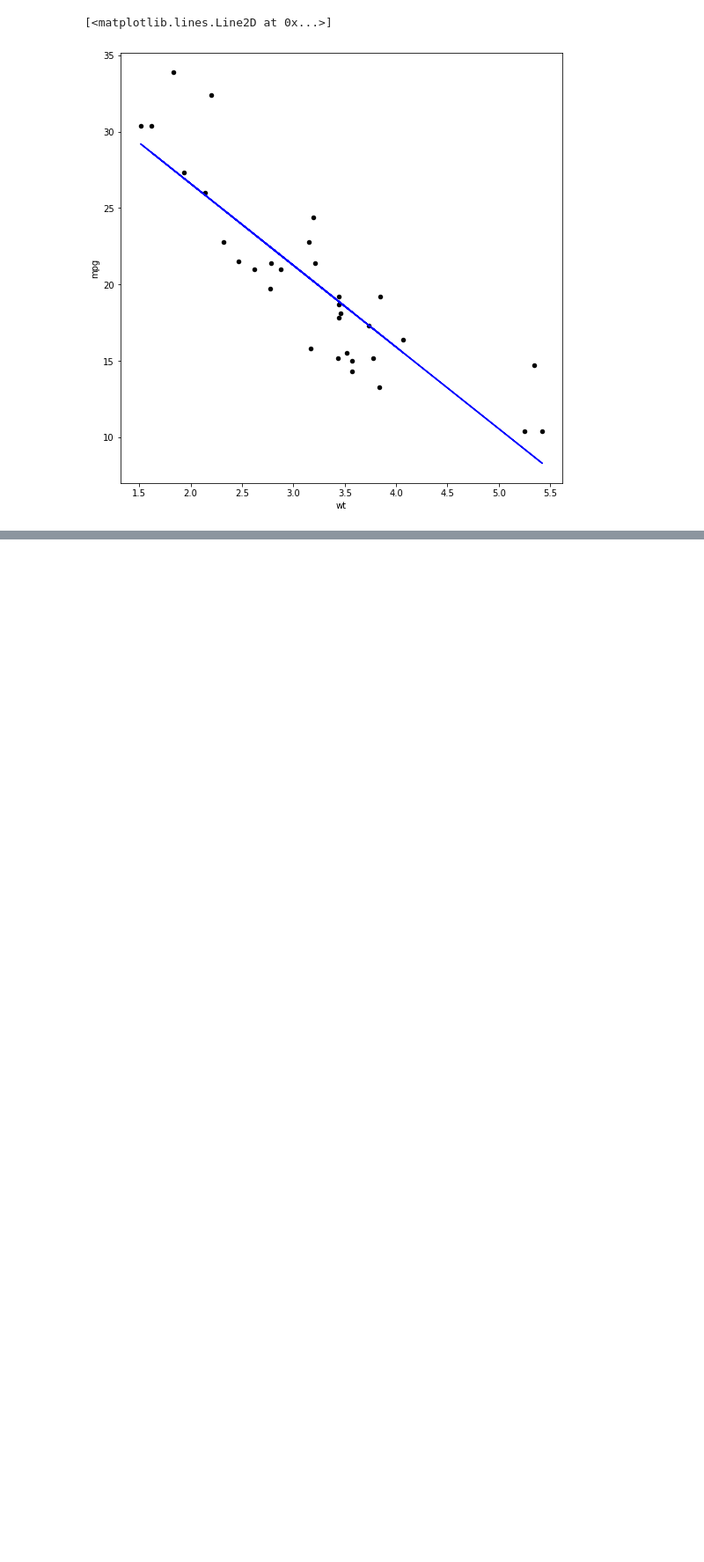
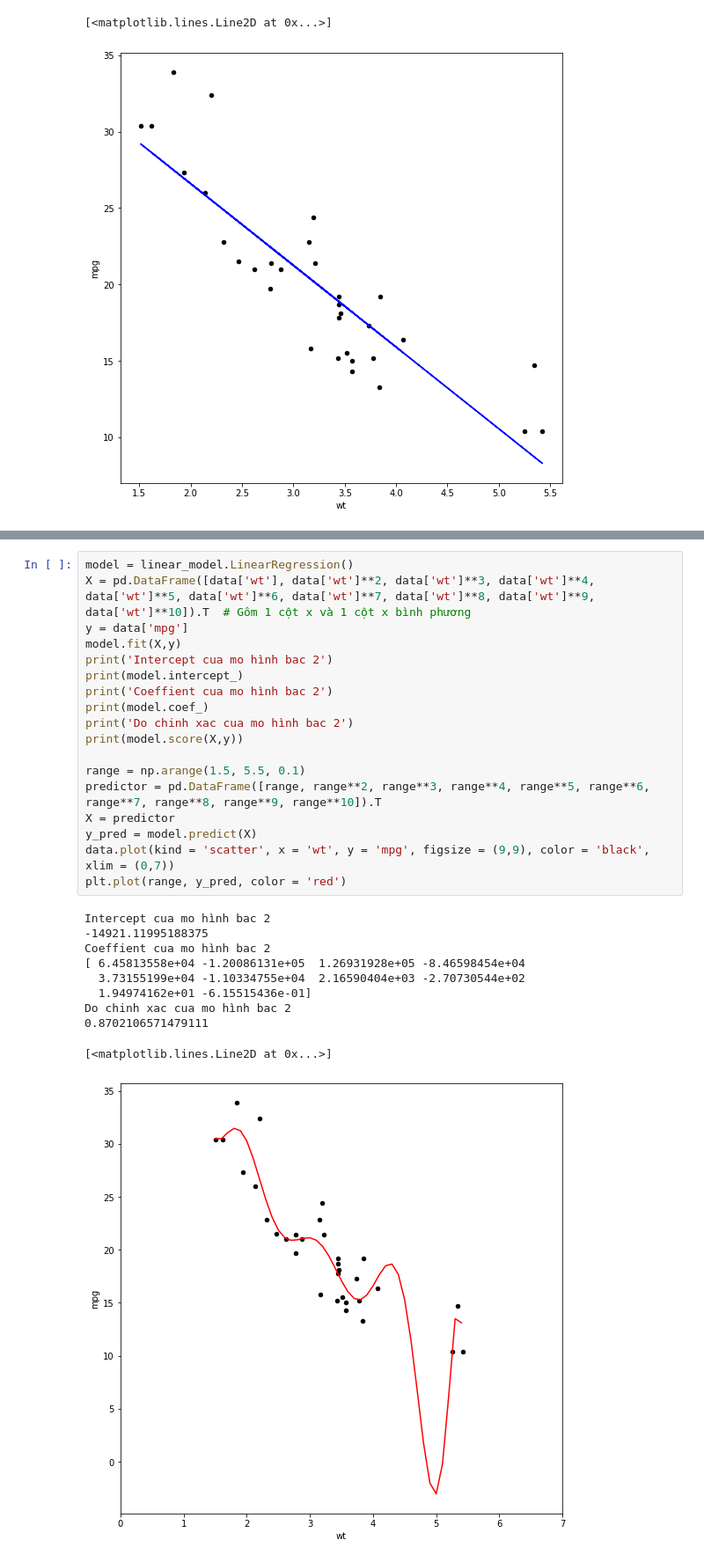
Before and after one commit to viettran02/AI_project, a Jupyter notebook: ai_week_6.ipynb, the cells around one changed output, grey strips where cells are left out. Shown: that part at 88% size. Cells and saved outputs as stored; diff of their text form; blank space fills up the shorter version.

```diff
--- a/ai_week_6.ipynb
+++ b/ai_week_6.ipynb
@@ -131,0 +162,29 @@ plt.plot(data['wt'], y_pred, color = 'blue')
+# %%
+model = linear_model.LinearRegression()
+X = pd.DataFrame([data['wt'], data['wt']**2, data['wt']**3, data['wt']**4, data['wt']**5, data['wt']**6, data['wt']**7, data['wt']**8, data['wt']**9, data['wt']**10]).T  # Gôm 1 cột x và 1 cột x bình phương
+y = data['mpg']
+model.fit(X,y)
+print('Intercept cua mo hình bac 2')
+print(model.intercept_)
+print('Coeffient cua mo hình bac 2')
+print(model.coef_)
+print('Do chinh xac cua mo hình bac 2')
+print(model.score(X,y))
+
+range = np.arange(1.5, 5.5, 0.1)
+predictor = pd.DataFrame([range, range**2, range**3, range**4, range**5, range**6, range**7, range**8, range**9, range**10]).T
+X = predictor
+y_pred = model.predict(X)
+data.plot(kind = 'scatter', x = 'wt', y = 'mpg', figsize = (9,9), color = 'black', xlim = (0,7))
+plt.plot(range, y_pred, color = 'red')
+# %% [output]
+Intercept cua mo hình bac 2
+-14921.11995188375
+Coeffient cua mo hình bac 2
+[ 6.45813558e+04 -1.20086131e+05  1.26931928e+05 -8.46598454e+04
+  3.73155199e+04 -1.10334755e+04  2.16590404e+03 -2.70730544e+02
+  1.94974162e+01 -6.15515436e-01]
+Do chinh xac cua mo hình bac 2
+0.8702106571479111
+[<matplotlib.lines.Line2D at 0x...>]
+[figure, added]
```
Also changed, not shown: parts of 9 cells of this notebook.
